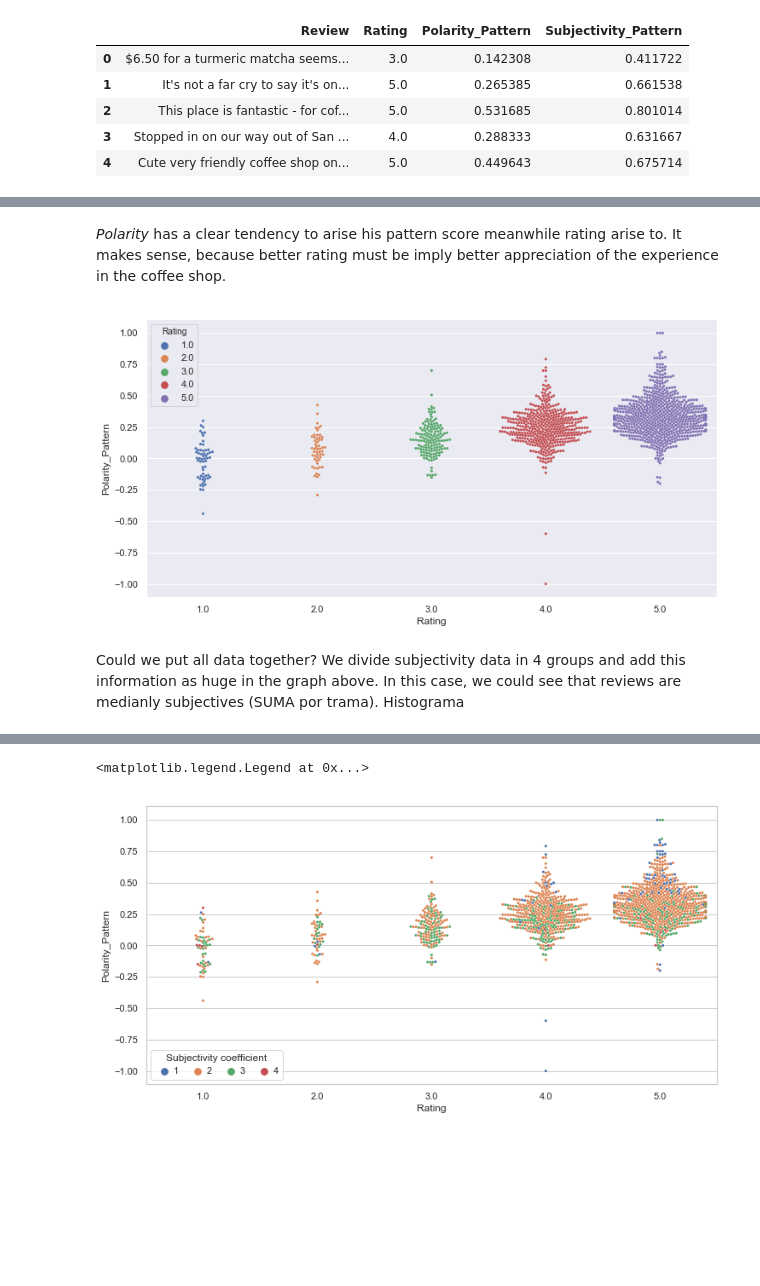
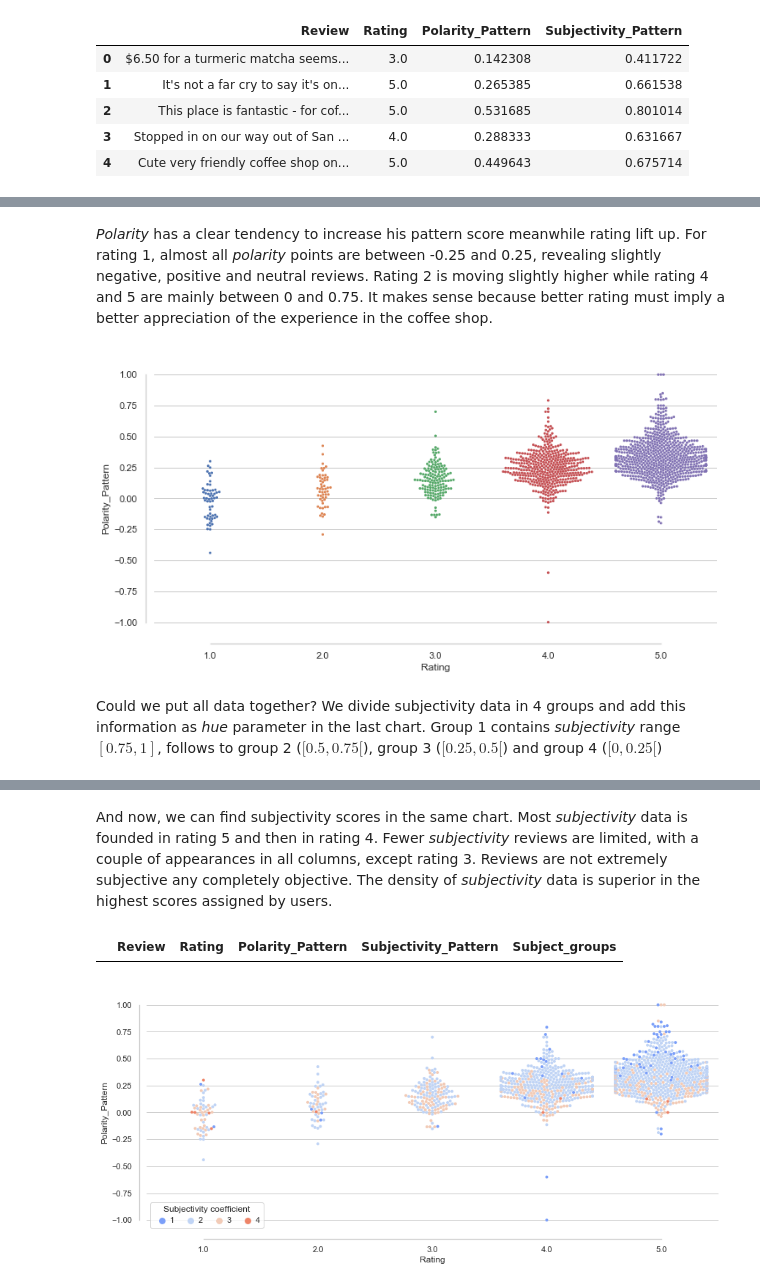
Before and after one commit to Daesparz/Capstone1, a Jupyter notebook: Data_Story/Sentiment_vs_rating.ipynb, the cells around one changed output, grey strips where cells are left out. Saved outputs shown, nothing was run; the diff lists cells and outputs as text; code cells hidden in the pictures; blank space fills up the shorter version.

Commit message:
inspecting data and adding text to storytelling

```diff
--- a/Data_Story/Sentiment_vs_rating.ipynb
+++ b/Data_Story/Sentiment_vs_rating.ipynb
@@ -67,5 +72,5 @@ Now, we have a spectrum more huge of data (87 coffee shops) and we discover that
 # %%
-sns.set_style("white")
+sns.set_style("whitegrid")
 f, ax = plt.subplots(figsize=(10, 6))
 g = sns.swarmplot(x="Rating", y="Subjectivity_Pattern", size=3, data=df_story1)
 sns.despine(offset=10, trim=True)
@@ -74,13 +79,14 @@ sns.despine(offset=10, trim=True)
 # %% [markdown]
-*Polarity* has a clear tendency to arise his pattern score meanwhile rating arise to. It makes sense, because better rating must be imply better appreciation of the experience in the coffee shop.
+*Polarity* has a clear tendency to increase his pattern score meanwhile rating lift up. For rating 1, almost all *polarity* points are between -0.25 and 0.25, revealing slightly negative, positive and neutral reviews. Rating 2 is moving slightly higher while rating 4 and 5 are mainly between 0 and 0.75. It makes sense because better rating must imply a better appreciation of the experience in the coffee shop.
 # %%
+sns.set_style("whitegrid")
 f, ax = plt.subplots(figsize=(12, 6))
-#g = sns.catplot(x="Rating", y="Subjectivity_Pattern", kind="violin", data=df_story1, inner=None, palette="pastel")
-sns.swarmplot(x="Rating", y="Polarity_Pattern", hue='Rating', size=3, data=df_story1)
+sns.swarmplot(x="Rating", y="Polarity_Pattern", size=3, data=df_story1)
+sns.despine(offset=10, trim=True)
 # %% [output]
-[figure, old version]
+[figure, new version]
-# %% [markdown]
-Could we put all data together? We divide subjectivity data in 4 groups and add this information as huge in the graph above. In this case, we could see that reviews are medianly subjectives (SUMA por trama). Histograma
+# %% [markdown]
+Could we put all data together? We divide subjectivity data in 4 groups and add this information as *hue* parameter in the last chart. Group 1 contains *subjectivity* range $ [0.75, 1] $, follows to group 2 ($ [0.5, 0.75[ $), group 3 ($ [0.25, 0.5[ $) and group 4 ($ [0, 0.25[ $)
 # %%
 groups = df_story1['Subjectivity_Pattern'].apply(lambda n: 1 if n>=0.75 else(2 if n >=0.5 else(3 if n>=0.25 else 4)))
 # %%
@@ -94,16 +100,21 @@ df_story1.head()
 | 2 | This place is fantastic - for cof... | 5.0 | 0.531685 | 0.801014 | 1 |
 | 3 | Stopped in on our way out of San ... | 4.0 | 0.288333 | 0.631667 | 2 |
 | 4 | Cute very friendly coffee shop on... | 5.0 | 0.449643 | 0.675714 | 2 |
+# %% [markdown]
+And now, we can find subjectivity scores in the same chart. Most *subjectivity* data is founded in rating 5 and then in rating 4. Fewer *subjectivity* reviews are limited, with a couple of appearances in all columns, except rating 3. Reviews are not extremely subjective any completely objective. The density of *subjectivity* data is superior in the highest scores assigned by users.
+# %%
+df_story1[(df_story1['Rating']==3) & (df_story1['Subject_groups'] == 4)]
+# %% [output]
+|  | Review | Rating | Polarity_Pattern | Subjectivity_Pattern | Subject_groups |
 # %%
-f, ax = plt.subplots(figsize=(12, 6))
-#g = sns.catplot(x="Rating", y="Subjectivity_Pattern", kind="violin", data=df_story1, inner=None, palette="pastel")
-#sns.set_style("whitegrid")
-sns.swarmplot(x="Rating", y="Polarity_Pattern", hue="Subject_groups", size=3, data=df_story1)
+f, ax = plt.subplots(figsize=(14, 6))
+sns.set_style("whitegrid")
+sns.swarmplot(x="Rating", y="Polarity_Pattern", hue="Subject_groups", size=4, data=df_story1, palette="coolwarm")
 handles, labels = ax.get_legend_handles_labels()
 ax.legend(handles, labels, title="Subjectivity coefficient",
           handletextpad=0, columnspacing=1,
           loc="lower left", ncol=4, frameon=True)
+sns.despine(offset=10, trim=True)
 # %% [output]
-<matplotlib.legend.Legend at 0x...>
-[figure, old version]
+[figure, new version]
 # %% [markdown]
```
Also changed, not shown: parts of 18 cells of this notebook, 10 other files.
